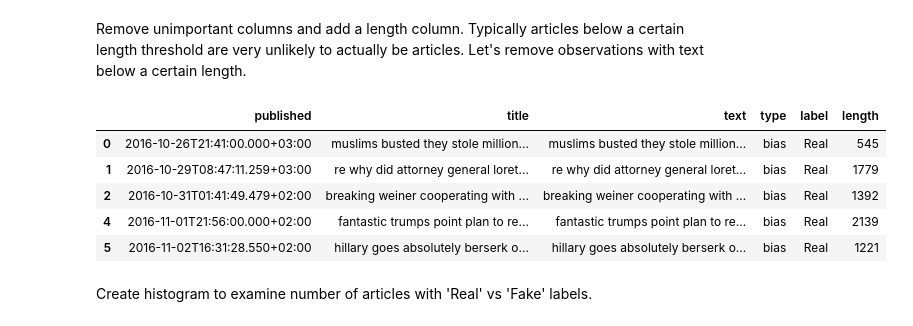
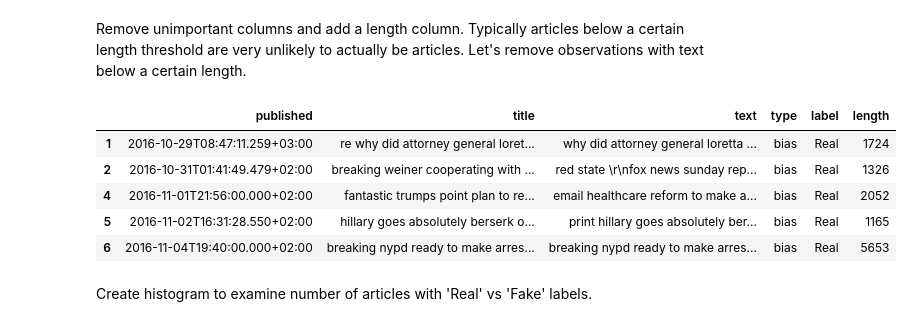
Before and after one commit to 5parte/convergent-solutions, a Jupyter notebook: fake_news_2.ipynb, the cells around one changed output. Drawn from its saved outputs; the diff is of its cells as text; code cells hidden in the pictures.

```diff
--- a/fake_news_2.ipynb
+++ b/fake_news_2.ipynb
@@ -18,26 +18,23 @@ unlikely to actually be articles. Let's remove observations with text below a ce
 # %%
 # remove all columns except publication data, title, text, type, and label
 news = news[['published', 'title', 'text', 'type', 'label']].dropna().reset_index(drop=True)
-
-# add title to text of article
-news['text'] = news['title'] + "\n\n" + news['text']
 
 # add a length feature
 news['length']  = news['text'].str.len()
 
 # remove observation with text below a certain length
 news = news.loc[news['length'] >= 500]
 
 og_news = news.copy()
 
 news.head()
 # %% [output]
 |  | published | title | text | type | label | length |
-| 0 | 2016-10-26T21:41:00.000+03:00 | muslims busted they stole million... | muslims busted they stole million... | bias | Real | 545 |
-| 1 | 2016-10-29T08:47:11.259+03:00 | re why did attorney general loret... | re why did attorney general loret... | bias | Real | 1779 |
-| 2 | 2016-10-31T01:41:49.479+02:00 | breaking weiner cooperating with ... | breaking weiner cooperating with ... | bias | Real | 1392 |
-| 4 | 2016-11-01T21:56:00.000+02:00 | fantastic trumps point plan to re... | fantastic trumps point plan to re... | bias | Real | 2139 |
-| 5 | 2016-11-02T16:31:28.550+02:00 | hillary goes absolutely berserk o... | hillary goes absolutely berserk o... | bias | Real | 1221 |
+| 1 | 2016-10-29T08:47:11.259+03:00 | re why did attorney general loret... | why did attorney general loretta ... | bias | Real | 1724 |
+| 2 | 2016-10-31T01:41:49.479+02:00 | breaking weiner cooperating with ... | red state \r\nfox news sunday rep... | bias | Real | 1326 |
+| 4 | 2016-11-01T21:56:00.000+02:00 | fantastic trumps point plan to re... | email healthcare reform to make a... | bias | Real | 2052 |
+| 5 | 2016-11-02T16:31:28.550+02:00 | hillary goes absolutely berserk o... | print hillary goes absolutely ber... | bias | Real | 1165 |
+| 6 | 2016-11-04T19:40:00.000+02:00 | breaking nypd ready to make arres... | breaking nypd ready to make arres... | bias | Real | 5653 |
 # %% [markdown]
 Create histogram to examine number of articles with 'Real' vs 'Fake' labels.
 # %%
```
Also changed, not shown: parts of 8 cells of this notebook, 1 other file.
